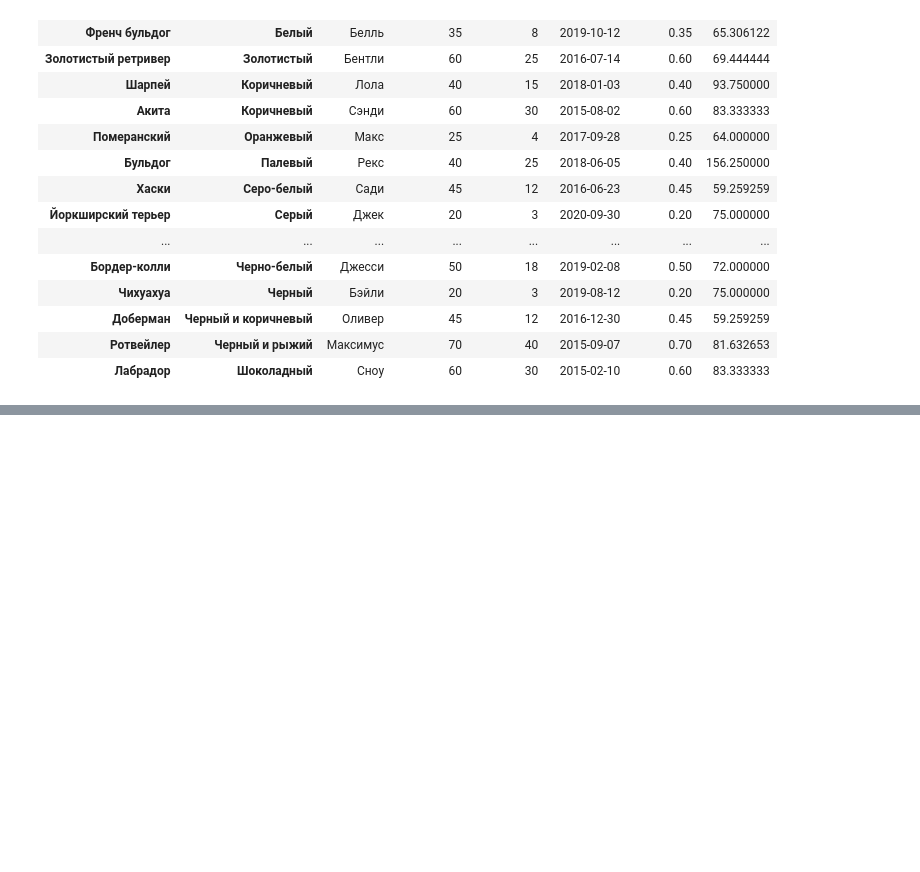
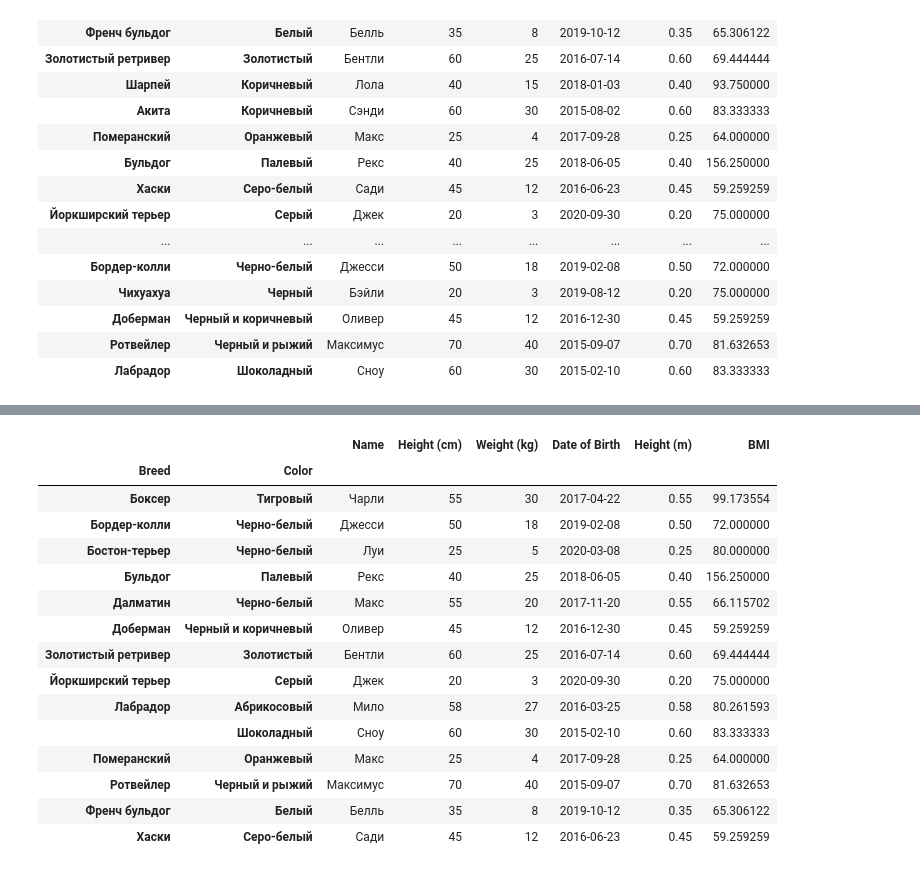
Before and after one commit to golubnichiy/big_data_04_24, a Jupyter notebook: day_01.ipynb, the cells around one changed output, grey strips where cells are left out. Cells and saved outputs as stored; diff of their text form; code cells hidden in the pictures; blank space fills up the shorter version.

```diff
--- a/day_01.ipynb
+++ b/day_01.ipynb
@@ -1010,0 +1154,19 @@ dogs_ind3.sort_index(level=['Color', 'Breed'], ascending=[True, False])
+# %%
+dogs_sort.loc['Белый':'Черный']
+# %% [output]
+|  |  | Name | Height (cm) | Weight (kg) | Date of Birth | Height (m) | BMI |
+| Breed | Color |  |  |  |  |  |  |
+| Боксер | Тигровый | Чарли | 55 | 30 | 2017-04-22 | 0.55 | 99.173554 |
+| Бордер-колли | Черно-белый | Джесси | 50 | 18 | 2019-02-08 | 0.50 | 72.000000 |
+| Бостон-терьер | Черно-белый | Луи | 25 | 5 | 2020-03-08 | 0.25 | 80.000000 |
+| Бульдог | Палевый | Рекс | 40 | 25 | 2018-06-05 | 0.40 | 156.250000 |
+| Далматин | Черно-белый | Макс | 55 | 20 | 2017-11-20 | 0.55 | 66.115702 |
+| Доберман | Черный и коричневый | Оливер | 45 | 12 | 2016-12-30 | 0.45 | 59.259259 |
+| Золотистый ретривер | Золотистый | Бентли | 60 | 25 | 2016-07-14 | 0.60 | 69.444444 |
+| Йоркширский терьер | Серый | Джек | 20 | 3 | 2020-09-30 | 0.20 | 75.000000 |
+| Лабрадор | Абрикосовый | Мило | 58 | 27 | 2016-03-25 | 0.58 | 80.261593 |
+|  | Шоколадный | Сноу | 60 | 30 | 2015-02-10 | 0.60 | 83.333333 |
+| Померанский | Оранжевый | Макс | 25 | 4 | 2017-09-28 | 0.25 | 64.000000 |
+| Ротвейлер | Черный и рыжий | Максимус | 70 | 40 | 2015-09-07 | 0.70 | 81.632653 |
+| Френч бульдог | Белый | Белль | 35 | 8 | 2019-10-12 | 0.35 | 65.306122 |
+| Хаски | Серо-белый | Сади | 45 | 12 | 2016-06-23 | 0.45 | 59.259259 |
```
Also changed, not shown: parts of 23 cells of this notebook, 1 other file.
